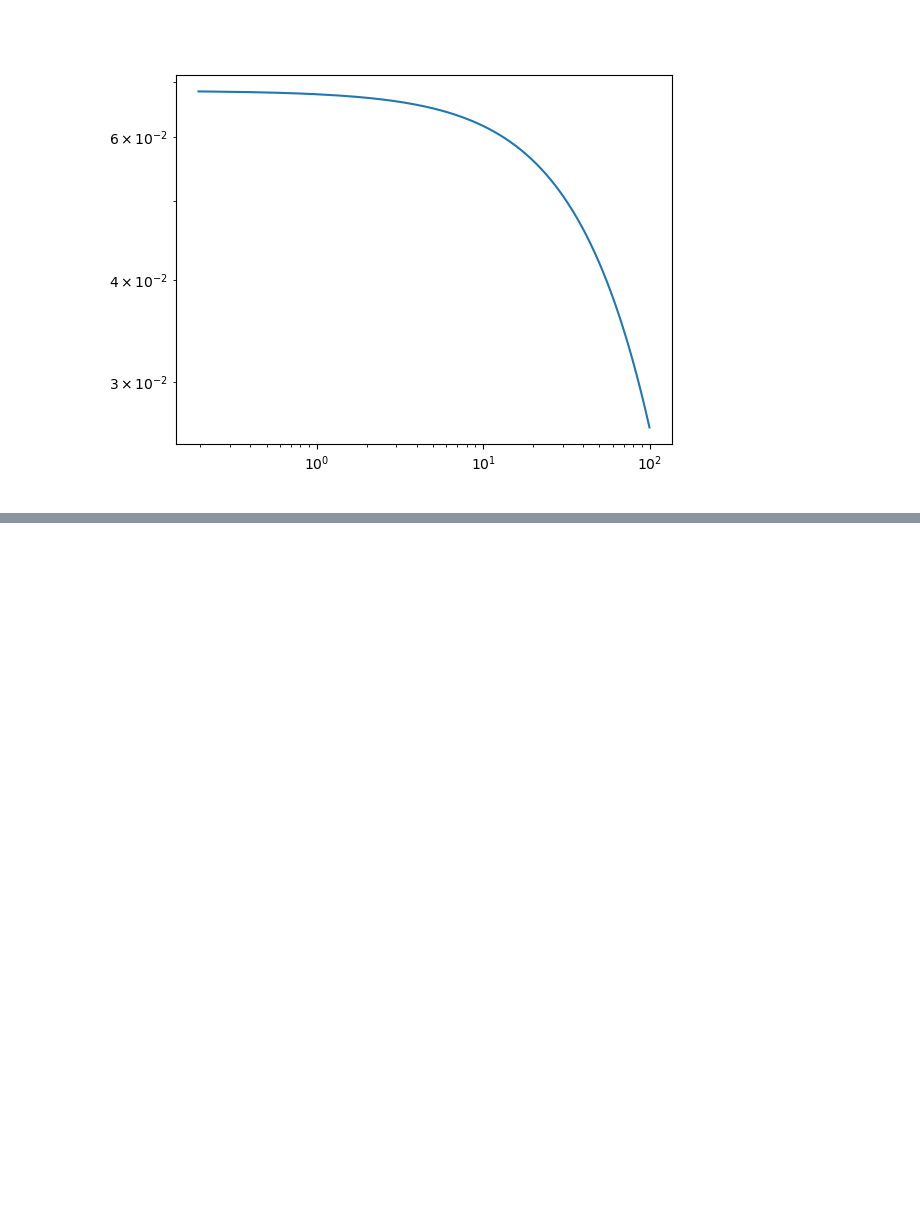
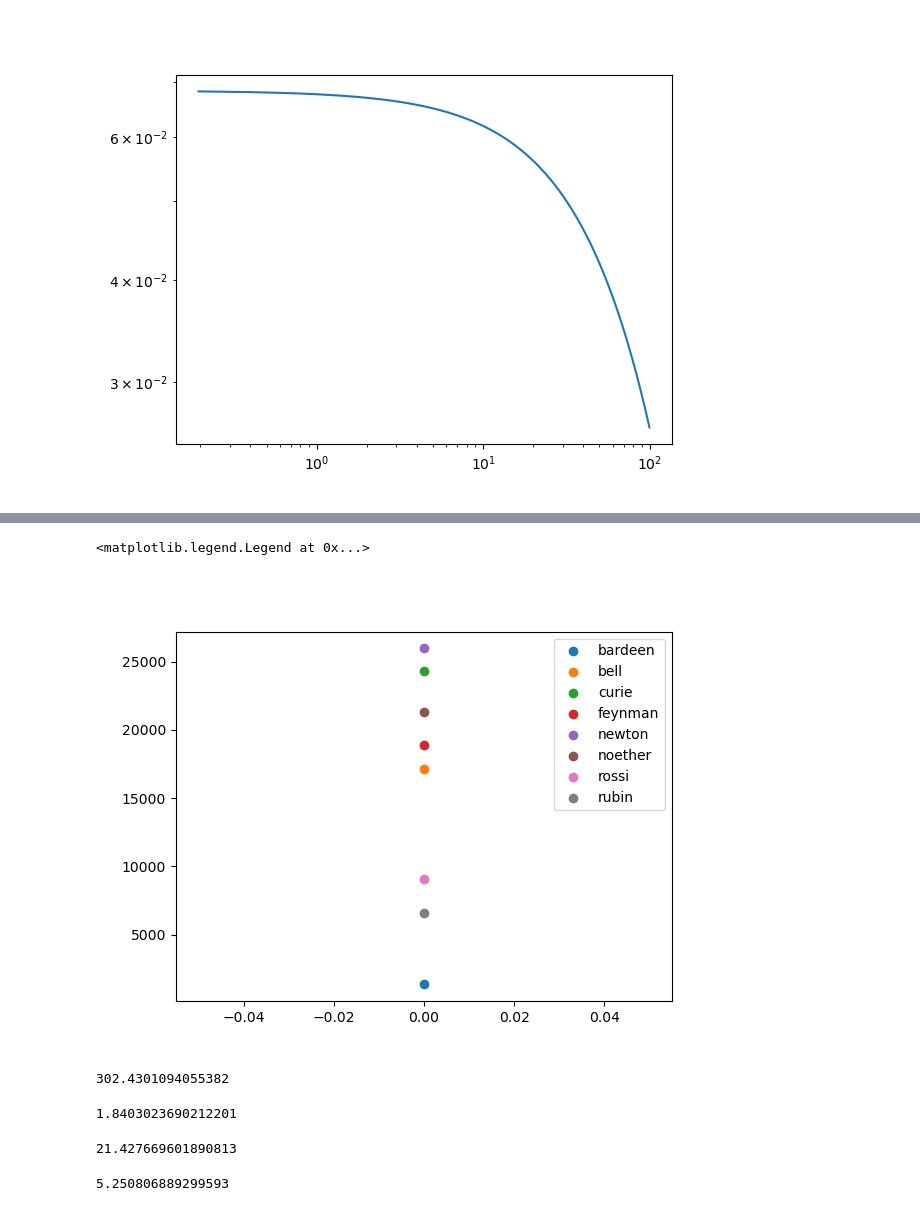
Before and after one commit to ikepc1/NIZ, a Jupyter notebook: noisegain.ipynb, the cells around one changed output, grey strips where cells are left out. Saved outputs shown, nothing was run; the diff lists cells and outputs as text; code cells hidden in the pictures; blank space fills up the shorter version.

```diff
--- a/noisegain.ipynb
+++ b/noisegain.ipynb
@@ -119,0 +120,8 @@ plt.legend()
+# %%
+plt.figure()
+for counter in counters:
+    plt.scatter(0,removed_murmur_dict[counter][1],label=counter)
+plt.legend()
+# %% [output]
+<matplotlib.legend.Legend at 0x...>
+[figure, added]
@@ -119,0 +130,4 @@ plt.legend()
+# %%
+nsbg.mean()
+# %% [output]
+302.4301094055382
@@ -119,0 +137,12 @@ plt.legend()
+# %%
+niche_omega
+# %% [output]
+1.8403023690212201
+# %%
+np.mean(nsbg*5.*A*niche_omega)
+# %% [output]
+21.427669601890813
+# %%
+(3/.27/.9/.9)*100*4*(4*np.pi*np.sin(np.radians(.5))**2)
+# %% [output]
+5.250806889299593
```
Also changed, not shown: parts of 14 cells of this notebook, 5 other files.
